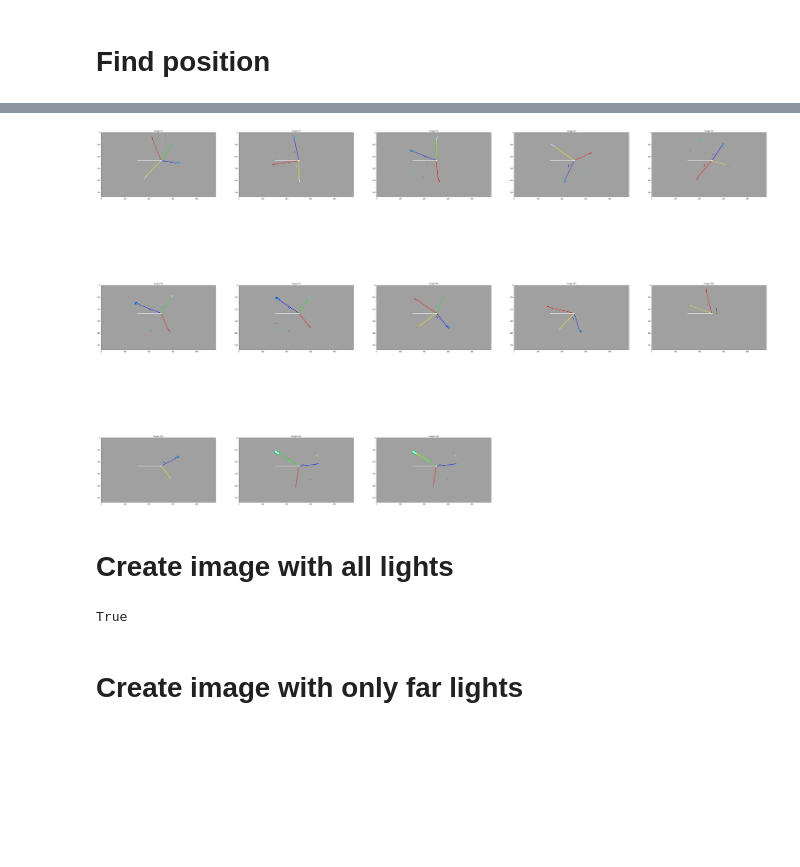
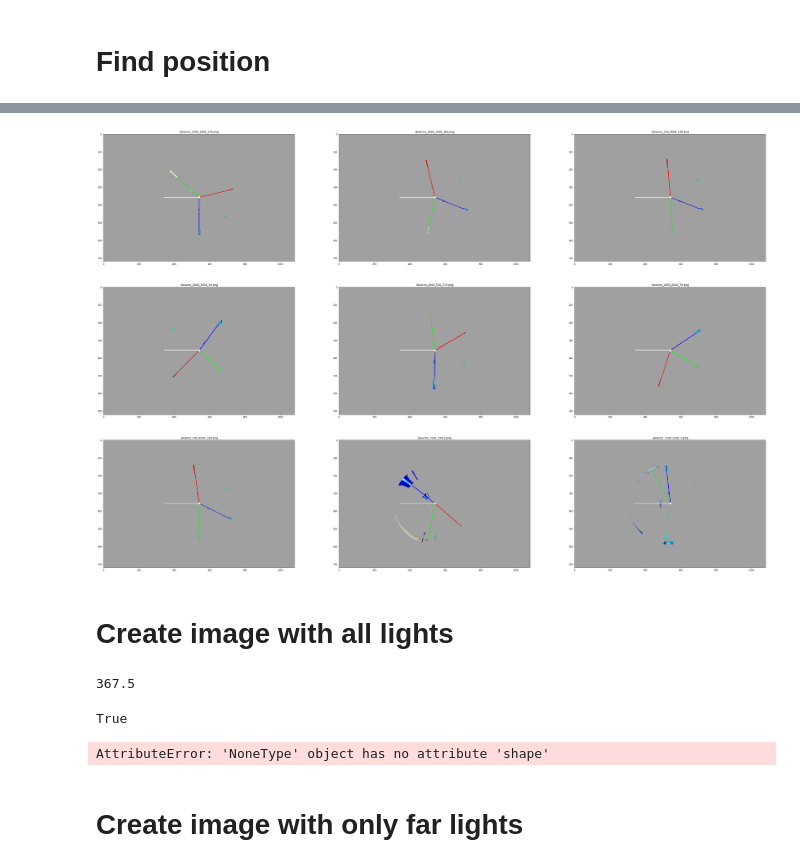
Before and after one commit to Apiquet/Visual_recognition, a Jupyter notebook: images/beacon/Beacon_new_version.ipynb, the cells around one changed output, grey strips where cells are left out. Cells and saved outputs as stored; diff of their text form; code cells hidden in the pictures; blank space fills up the shorter version.

Commit message:
Beacon is working

```diff
--- a/images/beacon/Beacon_new_version.ipynb
+++ b/images/beacon/Beacon_new_version.ipynb
@@ -19,3 +19,5 @@ import cv2
 import numpy as np
 from matplotlib import pyplot as plt
 from fct import *
+# %%
+center = (561,340)
@@ -61,0 +89,5 @@ find_robot_pos(angles,lights_coordinates)
+# %%
+angles = [-46.4840146756621, 33.16322463213728, 149.53445508054014]
+
+lights_coordinates = (0,8000),(0,0),(8000,0)
+find_robot_pos(angles,lights_coordinates)
@@ -62,56 +96,52 @@ find_robot_pos(angles,lights_coordinates)
 # %%
-center_circles = (940, 632)
-center_beacon = (502, 236)
+center_circles = (532, 340)
+center_beacon = (541,357)
 i = 0
 images_ = []
+titles_ = []
 for filename in glob.glob("./*.png"):
     start = time.time()
     i = i + 1
-    print("-- Picture: ", i, '--')
+    print("-- Picture: ", filename[2:-4], '--')
     elements = re.findall('[+-]?\d+', filename)
-    print(elements)
     x,y,a = elements[0],elements[1],elements[2]
     x,y,a = float(x),float(y),float(a)
+    center = (532, 357)
     rawImage = cv2.imread(filename)
     height,width,depth = rawImage.shape
     imgWithCircle  = np.zeros((height,width), np.uint8)
-    cv2.circle(imgWithCircle,center_circles,400,(255,255,255),thickness=-1)
-    cv2.circle(imgWithCircle,center_circles,80,(0,0,0),thickness=-1)
+    cv2.circle(imgWithCircle,center,225,(255,255,255),thickness=-1)
+    cv2.circle(imgWithCircle,center,45,(0,0,0),thickness=-1)
     imask = imgWithCircle>0
     img1 = np.zeros_like(rawImage, np.uint8)
     img1[imask] = rawImage[imask]
 
     imgWithCircle  = np.ones((height,width), np.uint8)
-    cv2.circle(imgWithCircle,center_circles,320,(0,0,0),thickness=-1)
-    cv2.circle(imgWithCircle,center_circles,150,(255,255,255),thickness=-1)
+    cv2.circle(imgWithCircle,center,165,(0,0,0),thickness=-1)
+    cv2.circle(imgWithCircle,center,75,(255,255,255),thickness=-1)
     imask = imgWithCircle>0
     img = np.zeros_like(img1, np.uint8)
     img[imask] = img1[imask]
 
-    ret,thresh_img = cv2.threshold(img,220,0,cv2.THRESH_TOZERO)
+    ret,thresh_img = cv2.threshold(img,160,0,cv2.THRESH_TOZERO)
 
-    thresh_img,angles = find_angles_and_get_result(thresh_img,center_beacon)
+    thresh_img,angles,lights_coordinates = find_angles_and_get_result(thresh_img,center_beacon,boundaries)
 
     thresh_img[np.where((thresh_img==[0,0,0]).all(axis=2))] = [160,160,160]
     images_.append(thresh_img)
-
-    if len(angles) == 3:
-        a1,a2,a3 = angles
-        angles = a1,a2,a3
-    elif len(angles) == 4:
-        a1,a2,a3,_ = angles
-        angles = a1,a2,a3
-    else:
+    titles_.append(filename)
+    if len(angles) < 3:
         print("less than 3 lights found")
         continue
 
-    lights_coordinates = (0,8000),(0,0),(8000,0)
     xb,yb,ab = find_robot_pos(angles,lights_coordinates)
+    print("angles: ", angles)
+    print("Lights' positions: ", lights_coordinates)
     print("position from beacon: ",xb,yb,ab)
     print("real position: ",x,y,a)
     dist = math.sqrt((x-xb)*(x-xb) + (y-yb)*(y-yb))
     angle_error = (a - ab)%360
-    if dist > 300 or abs(a-ab) > 5:
+    if dist > 300 or angle_error > 10:
         print(colored("Error distance: {}, error angle: {}".format(dist,angle_error), 'red'))
         print(colored('ERROR', 'red'))
     else:
@@ -139,8 +169,12 @@ time to do everything:  0.32764720916748047
 IndexError: list index out of range
 # %%
-show_images(images_, cols = 3, titles = None)
+show_images(images_, cols = 3, titles = titles_)
 # %% [output]
-[figure, old version]
+[figure, new version]
 # %% [markdown]
 # Create image with all lights
+# %%
+245*1.5
+# %% [output]
+367.5
 # %%
@@ -166,6 +200,29 @@ ret,thresh_img = cv2.threshold(img,220,0,cv2.THRESH_TOZERO)
 cv2.imwrite('threshold_img.png',thresh_img)
 # %% [output]
 True
+# %%
+center = (340, 245)
+rawImage = cv2.imread('highreso_4000_3500_180.png')
+height,width,depth = rawImage.shape
+imgWithCircle  = np.zeros((height,width), np.uint8)
+cv2.circle(imgWithCircle,center,140,(255,255,255),thickness=-1)
+cv2.circle(imgWithCircle,center,30,(0,0,0),thickness=-1)
+imask = imgWithCircle>0
+img1 = np.zeros_like(rawImage, np.uint8)
+img1[imask] = rawImage[imask]
+
+imgWithCircle  = np.ones((height,width), np.uint8)
+cv2.circle(imgWithCircle,center,110,(0,0,0),thickness=-1)
+cv2.circle(imgWithCircle,center,50,(255,255,255),thickness=-1)
+imask = imgWithCircle>0
+img = np.zeros_like(img1, np.uint8)
+img[imask] = img1[imask]
+
+ret,thresh_img = cv2.threshold(img,160,0,cv2.THRESH_TOZERO)
+#thresh_img = cv2.cvtColor(thresh_img, cv2.COLOR_BGR2RGB)
+cv2.imwrite('threshold_img.png',thresh_img)
+# %% [output]
+AttributeError: 'NoneType' object has no attribute 'shape'
 # %% [markdown]
 # Create image with only far lights
 # %%
```
Also changed, not shown: parts of 17 cells of this notebook, 1 other file.
